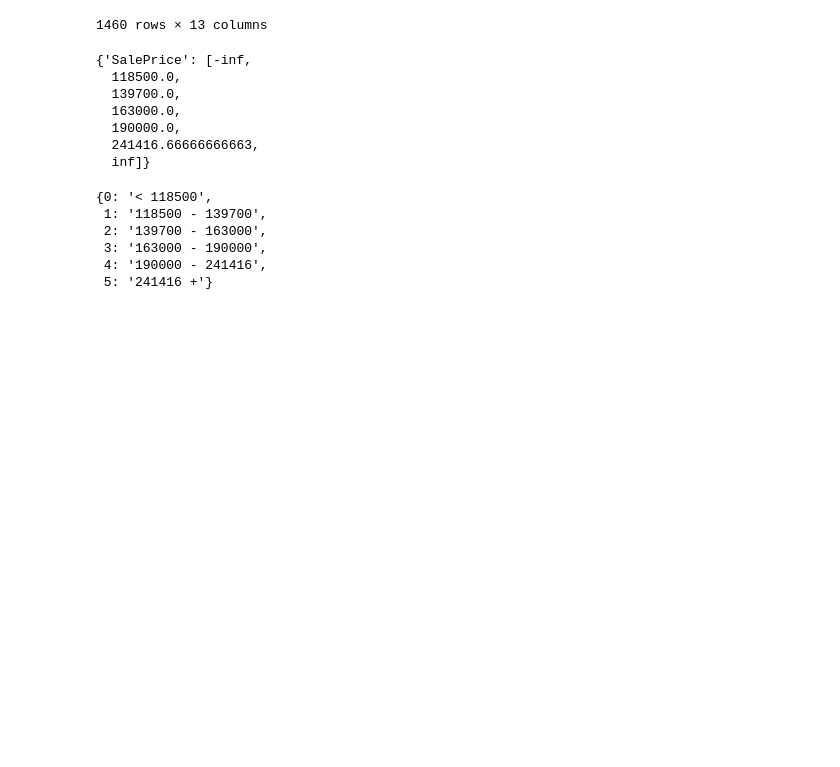
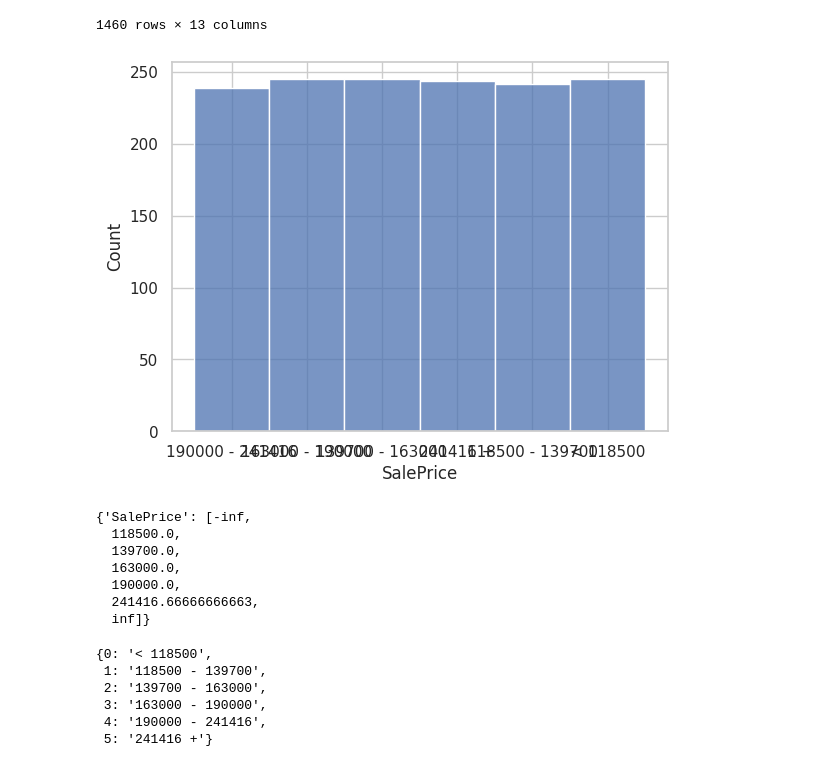
Before and after one commit to SalwinA/heritage-housing-project, a Jupyter notebook: jupyter_notebooks/Sales_Price_Correlation Study.ipynb, the cells around one changed output. Saved outputs shown, nothing was run; the diff lists cells and outputs as text; code cells hidden in the pictures; blank space fills up the shorter version.

Commit message:
Sales price correlation study performed

```diff
--- a/jupyter_notebooks/Sales_Price_Correlation Study.ipynb
+++ b/jupyter_notebooks/Sales_Price_Correlation Study.ipynb
@@ -236,6 +236,17 @@ eda_dataframe
 | 1458 | 1078 | 0 | 240 | 1950.0 | 1078 | 9717 | 0.0 | 0 | ... |
 | 1459 | 1256 | 0 | 276 | 1965.0 | 1256 | 9937 | 0.0 | 68 | ... |
 1460 rows × 13 columns
+# %%
+import seaborn as sns
+import matplotlib.pyplot as plt
+%matplotlib inline
+sns.set_theme(style="whitegrid")
+
+
+sns.histplot(data=eda_dataframe, x='SalePrice')
+plt.show()
+# %% [output]
+[figure, added]
 # %%
 discretiser.binner_dict_
 # %% [output]
```
Also changed, not shown: parts of 2 cells of this notebook, 1 other file.
